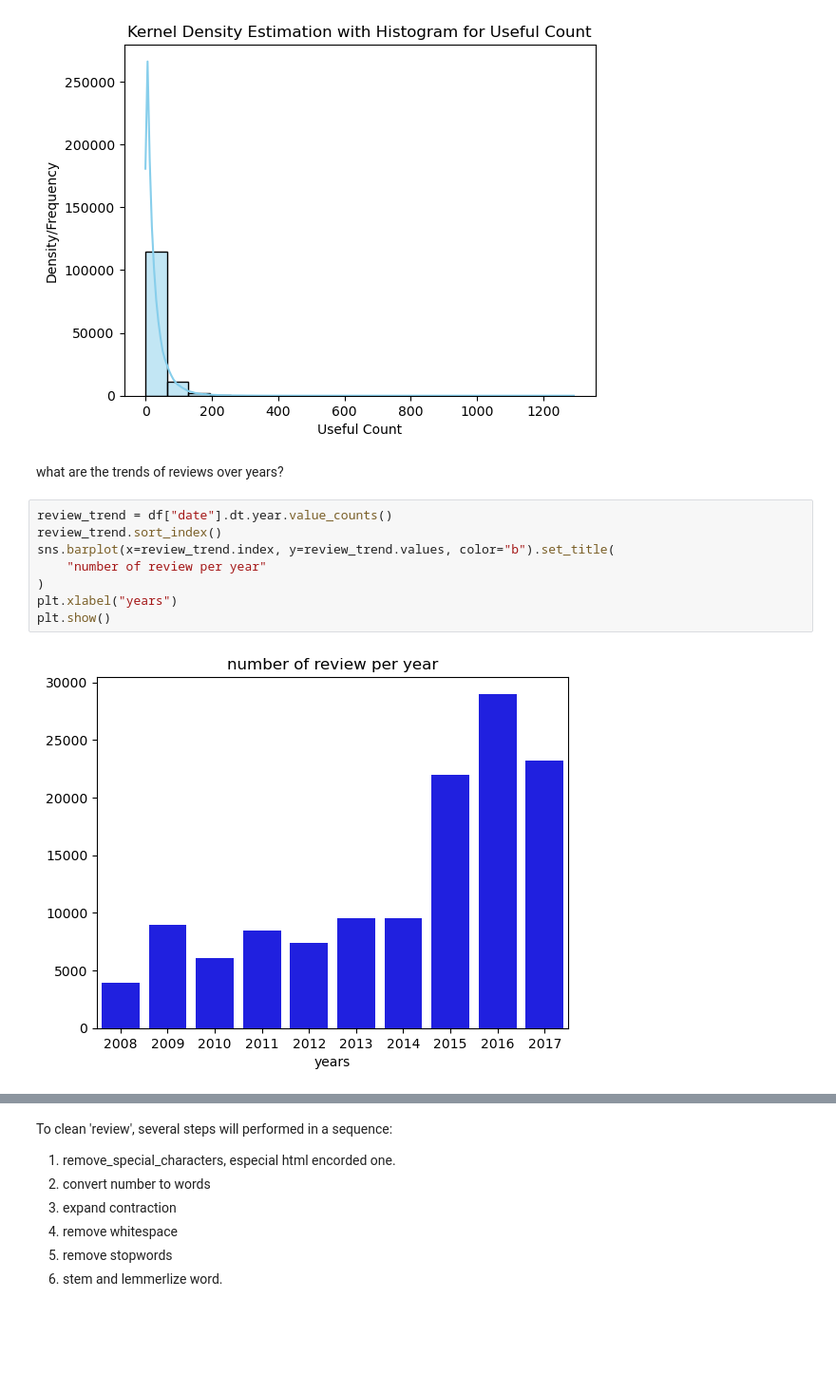
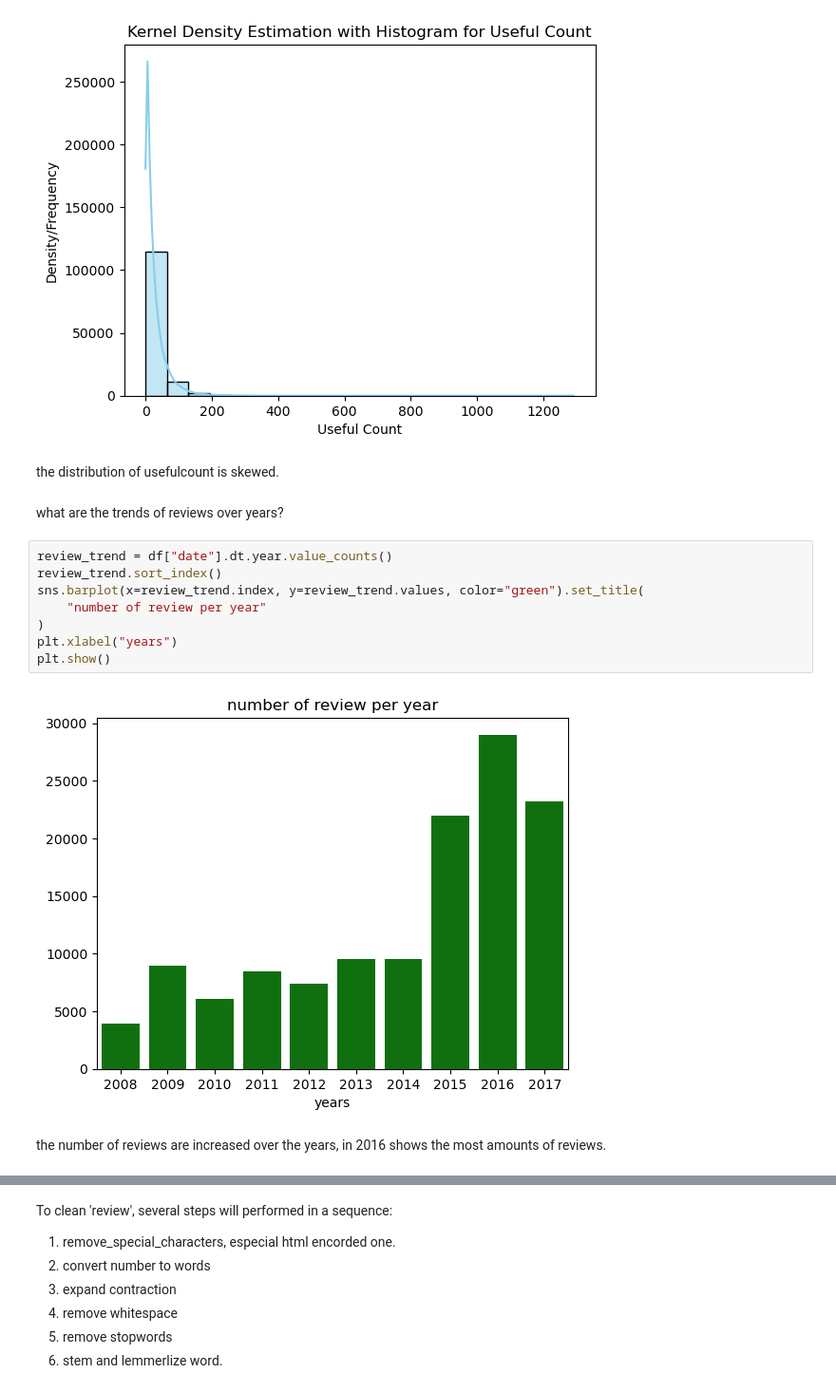
Before and after one commit to Gardenialover/Capstone_Three_Project, a Jupyter notebook: notebooks/data wranging and EDA .ipynb, the cells around one changed output, grey strips where cells are left out. Shown at 95% size. Saved outputs shown, nothing was run; the diff lists cells and outputs as text; blank space fills up the shorter version.

```diff
--- a/notebooks/data wranging and EDA .ipynb
+++ b/notebooks/data wranging and EDA .ipynb
@@ -410,16 +416,20 @@ plt.ylabel("Density/Frequency")
 plt.show()
 # %% [output]
 [figure]
+# %% [markdown]
+the distribution of usefulcount is skewed.
 # %% [markdown]
 what are the trends of reviews over years?
 # %%
 review_trend = df["date"].dt.year.value_counts()
 review_trend.sort_index()
-sns.barplot(x=review_trend.index, y=review_trend.values, color="b").set_title(
+sns.barplot(x=review_trend.index, y=review_trend.values, color="green").set_title(
     "number of review per year"
 )
 plt.xlabel("years")
 plt.show()
 # %% [output]
-[figure, old version]
+[figure, new version]
+# %% [markdown]
+the number of reviews are increased over the years, in 2016 shows the most amounts of reviews.
 # %% [markdown]
```
Also changed, not shown: parts of 41 cells of this notebook.
